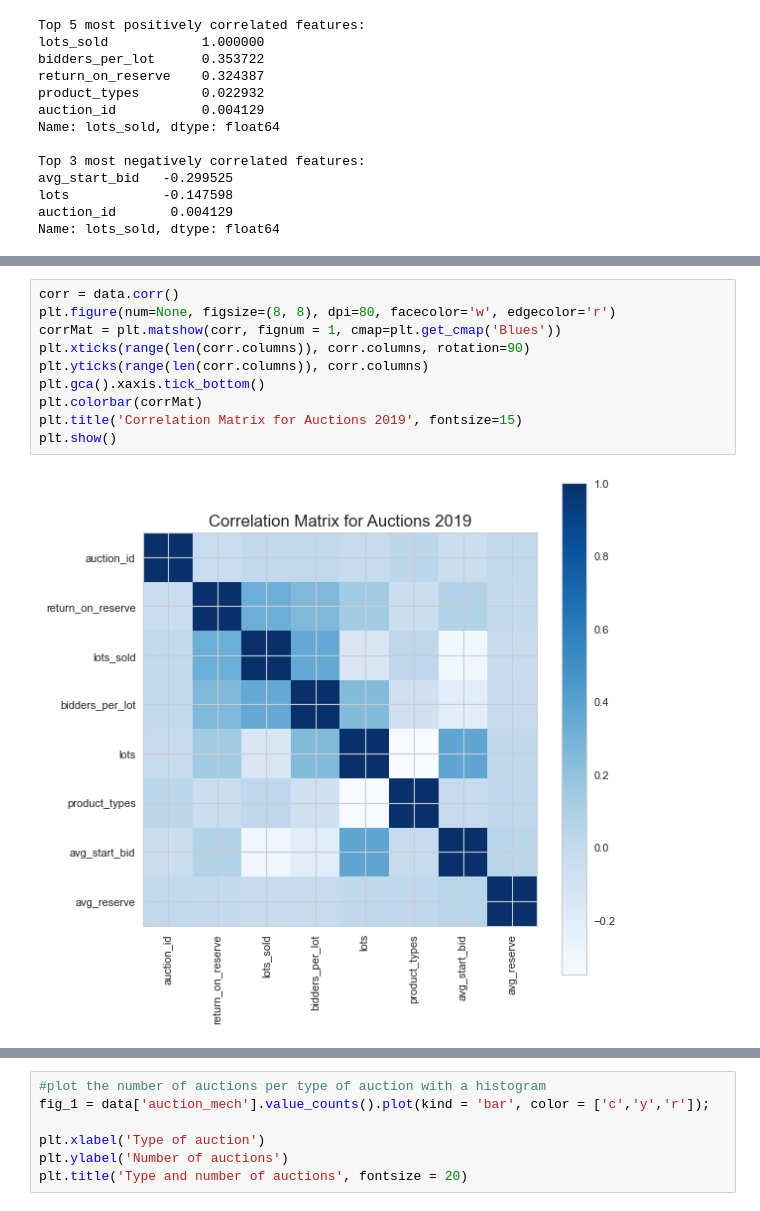
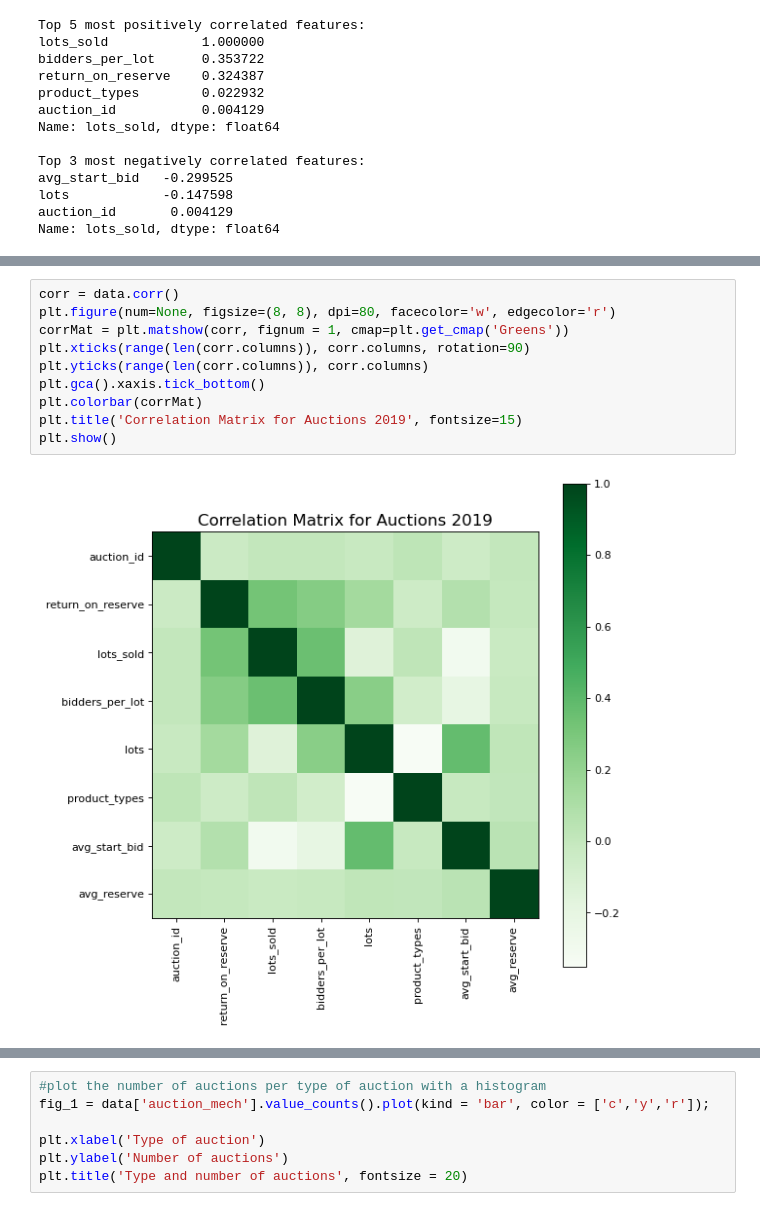
Before and after one commit to TheCiccio/Auctions_2019_Project, a Jupyter notebook: Online auction results in the USA (2019).ipynb, the cells around one changed output, grey strips where cells are left out. Cells and saved outputs as stored; diff of their text form.

```diff
--- a/Online auction results in the USA (2019).ipynb
+++ b/Online auction results in the USA (2019).ipynb
@@ -177,14 +160,14 @@ data.corr()
 # %%
 corr = data.corr()
 plt.figure(num=None, figsize=(8, 8), dpi=80, facecolor='w', edgecolor='r')
-corrMat = plt.matshow(corr, fignum = 1, cmap=plt.get_cmap('Blues'))
+corrMat = plt.matshow(corr, fignum = 1, cmap=plt.get_cmap('Greens'))
 plt.xticks(range(len(corr.columns)), corr.columns, rotation=90)
 plt.yticks(range(len(corr.columns)), corr.columns)
 plt.gca().xaxis.tick_bottom()
 plt.colorbar(corrMat)
 plt.title('Correlation Matrix for Auctions 2019', fontsize=15)
 plt.show()
 # %% [output]
-[figure, old version]
+[figure, new version]
 # %%
 #histogram with the number of auctions per city
```
Also changed, not shown: parts of 14 cells of this notebook, 1 other file.
